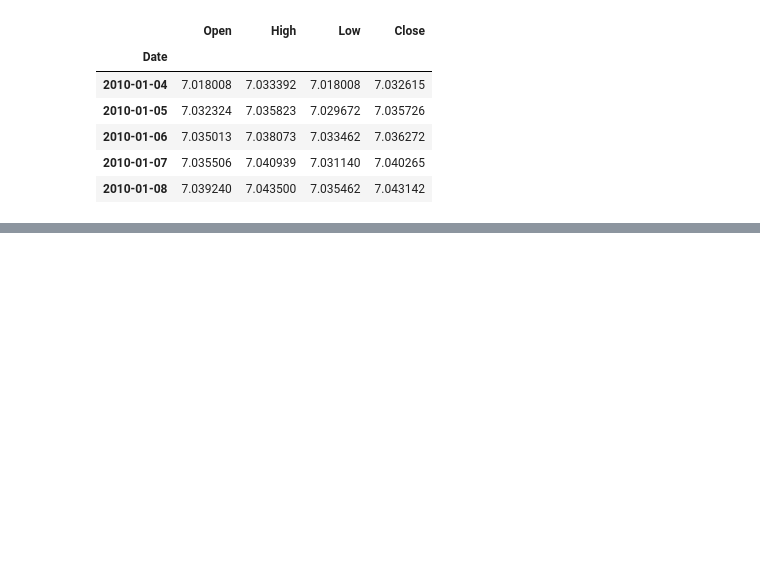
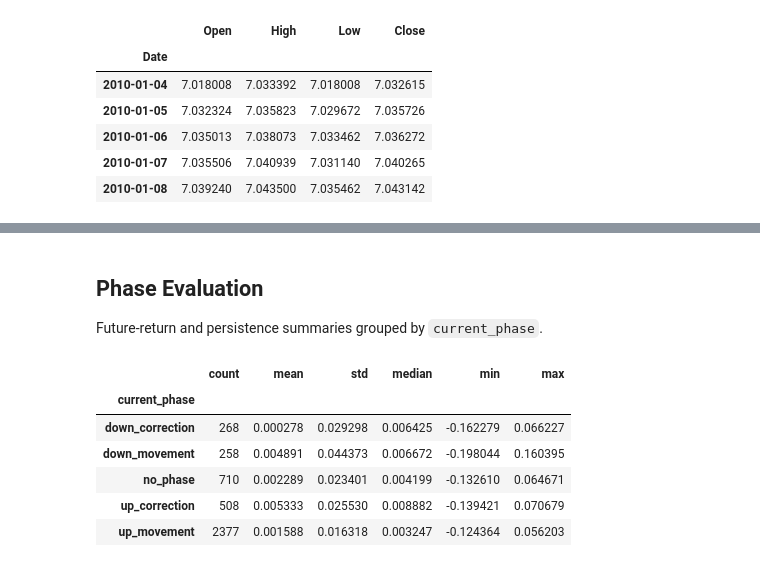
Before and after one commit to houjiacheng435-a11y/cpd_project, a Jupyter notebook: example_market_state.ipynb, the cells around one changed output, grey strips where cells are left out. Cells and saved outputs as stored; diff of their text form; code cells hidden in the pictures; blank space fills up the shorter version.

```diff
--- a/example_market_state.ipynb
+++ b/example_market_state.ipynb
@@ -156,0 +165,14 @@ evaluation["trend_future_returns"][5]
+# %% [markdown]
+## Phase Evaluation
+
+Future-return and persistence summaries grouped by `current_phase`.
+# %%
+evaluation["phase_future_returns"][5]
+# %% [output]
+|  | count | mean | std | median | min | max |
+| current_phase |  |  |  |  |  |  |
+| down_correction | 268 | 0.000278 | 0.029298 | 0.006425 | -0.162279 | 0.066227 |
+| down_movement | 258 | 0.004891 | 0.044373 | 0.006672 | -0.198044 | 0.160395 |
+| no_phase | 710 | 0.002289 | 0.023401 | 0.004199 | -0.132610 | 0.064671 |
+| up_correction | 508 | 0.005333 | 0.025530 | 0.008882 | -0.139421 | 0.070679 |
+| up_movement | 2377 | 0.001588 | 0.016318 | 0.003247 | -0.124364 | 0.056203 |
```
Also changed, not shown: parts of 17 cells of this notebook, 6 other files.
